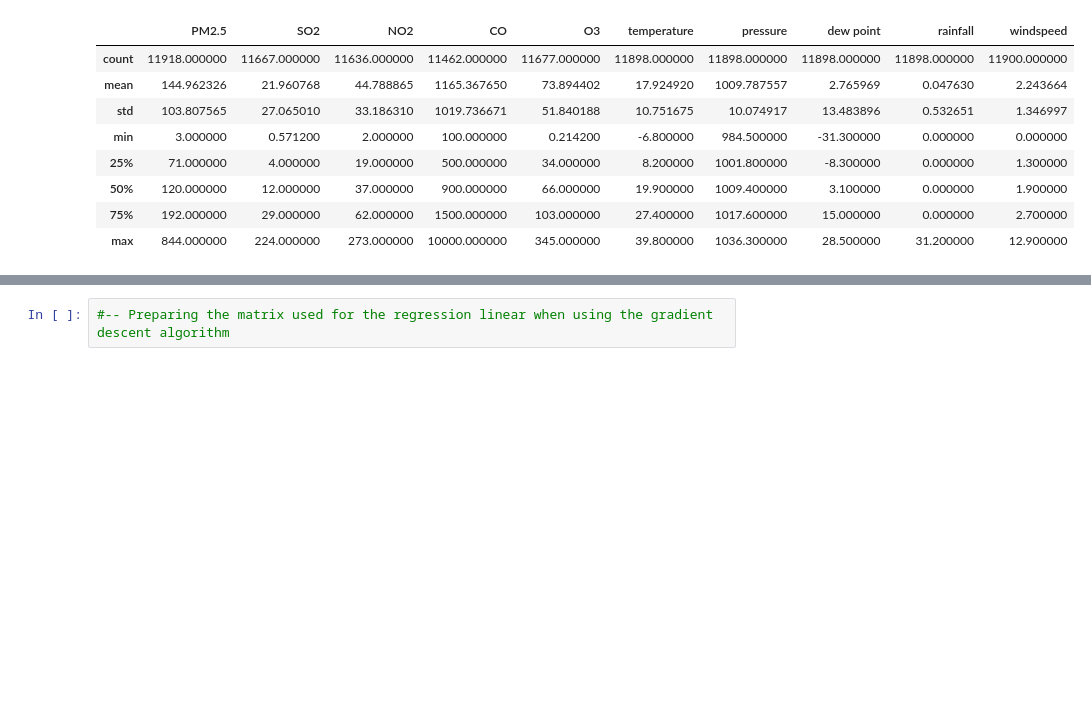
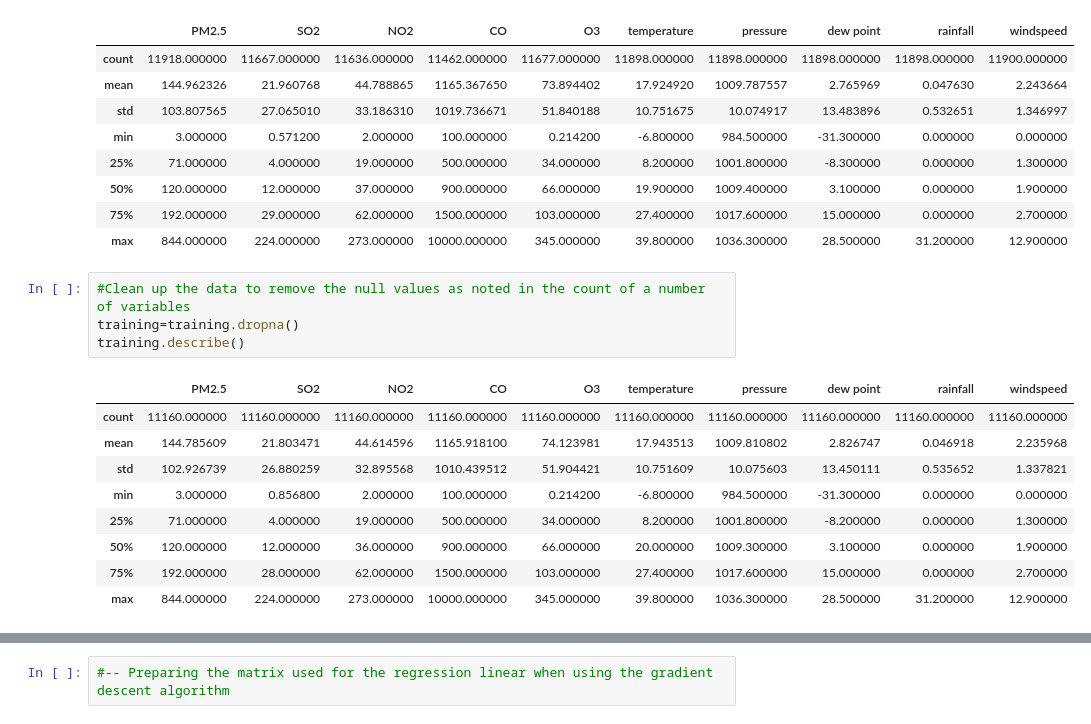
Before and after one commit to LeilaMemoi/Machine_learning_notebooks, a Jupyter notebook: Linear Regression.ipynb, the cells around one changed output, grey strips where cells are left out. Cells and saved outputs as stored; diff of their text form; blank space fills up the shorter version.

```diff
--- a/Linear Regression.ipynb
+++ b/Linear Regression.ipynb
@@ -71,6 +71,20 @@ training.describe()
 | 50% | 120.000000 | 12.000000 | 37.000000 | 900.000000 | 66.000000 | 19.900000 | 1009.400000 | 3.100000 | 0.000000 | 1.900000 |
 | 75% | 192.000000 | 29.000000 | 62.000000 | 1500.000000 | 103.000000 | 27.400000 | 1017.600000 | 15.000000 | 0.000000 | 2.700000 |
 | max | 844.000000 | 224.000000 | 273.000000 | 10000.000000 | 345.000000 | 39.800000 | 1036.300000 | 28.500000 | 31.200000 | 12.900000 |
+# %%
+#Clean up the data to remove the null values as noted in the count of a number of variables
+training=training.dropna()
+training.describe()
+# %% [output]
+|  | PM2.5 | SO2 | NO2 | CO | O3 | temperature | pressure | dew point | rainfall | windspeed |
+| count | 11160.000000 | 11160.000000 | 11160.000000 | 11160.000000 | 11160.000000 | 11160.000000 | 11160.000000 | 11160.000000 | 11160.000000 | 11160.000000 |
+| mean | 144.785609 | 21.803471 | 44.614596 | 1165.918100 | 74.123981 | 17.943513 | 1009.810802 | 2.826747 | 0.046918 | 2.235968 |
+| std | 102.926739 | 26.880259 | 32.895568 | 1010.439512 | 51.904421 | 10.751609 | 10.075603 | 13.450111 | 0.535652 | 1.337821 |
+| min | 3.000000 | 0.856800 | 2.000000 | 100.000000 | 0.214200 | -6.800000 | 984.500000 | -31.300000 | 0.000000 | 0.000000 |
+| 25% | 71.000000 | 4.000000 | 19.000000 | 500.000000 | 34.000000 | 8.200000 | 1001.800000 | -8.200000 | 0.000000 | 1.300000 |
+| 50% | 120.000000 | 12.000000 | 36.000000 | 900.000000 | 66.000000 | 20.000000 | 1009.300000 | 3.100000 | 0.000000 | 1.900000 |
+| 75% | 192.000000 | 28.000000 | 62.000000 | 1500.000000 | 103.000000 | 27.400000 | 1017.600000 | 15.000000 | 0.000000 | 2.700000 |
+| max | 844.000000 | 224.000000 | 273.000000 | 10000.000000 | 345.000000 | 39.800000 | 1036.300000 | 28.500000 | 31.200000 | 12.900000 |
 # %%
 
 explanatory_variables = feature_names
```
Also changed, not shown: parts of 11 cells of this notebook.
